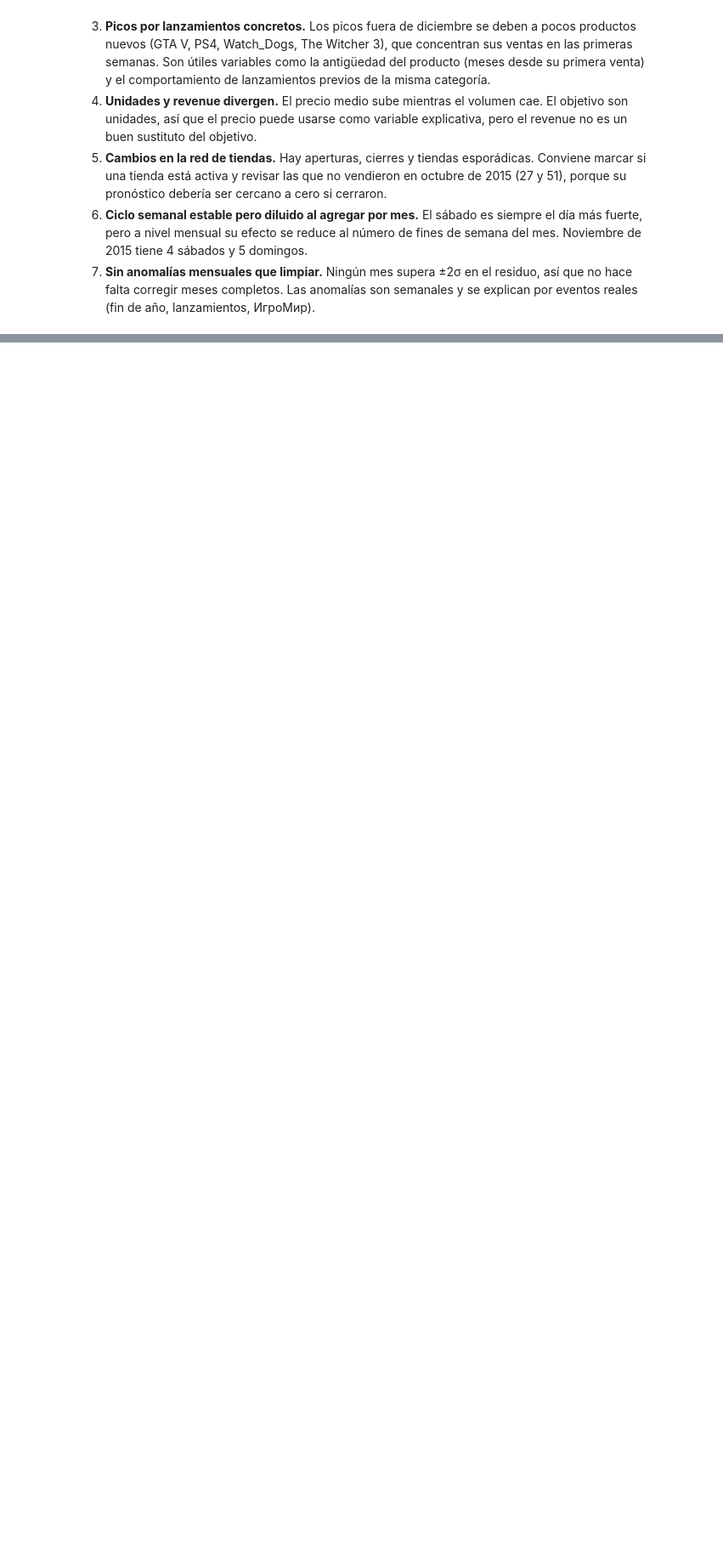
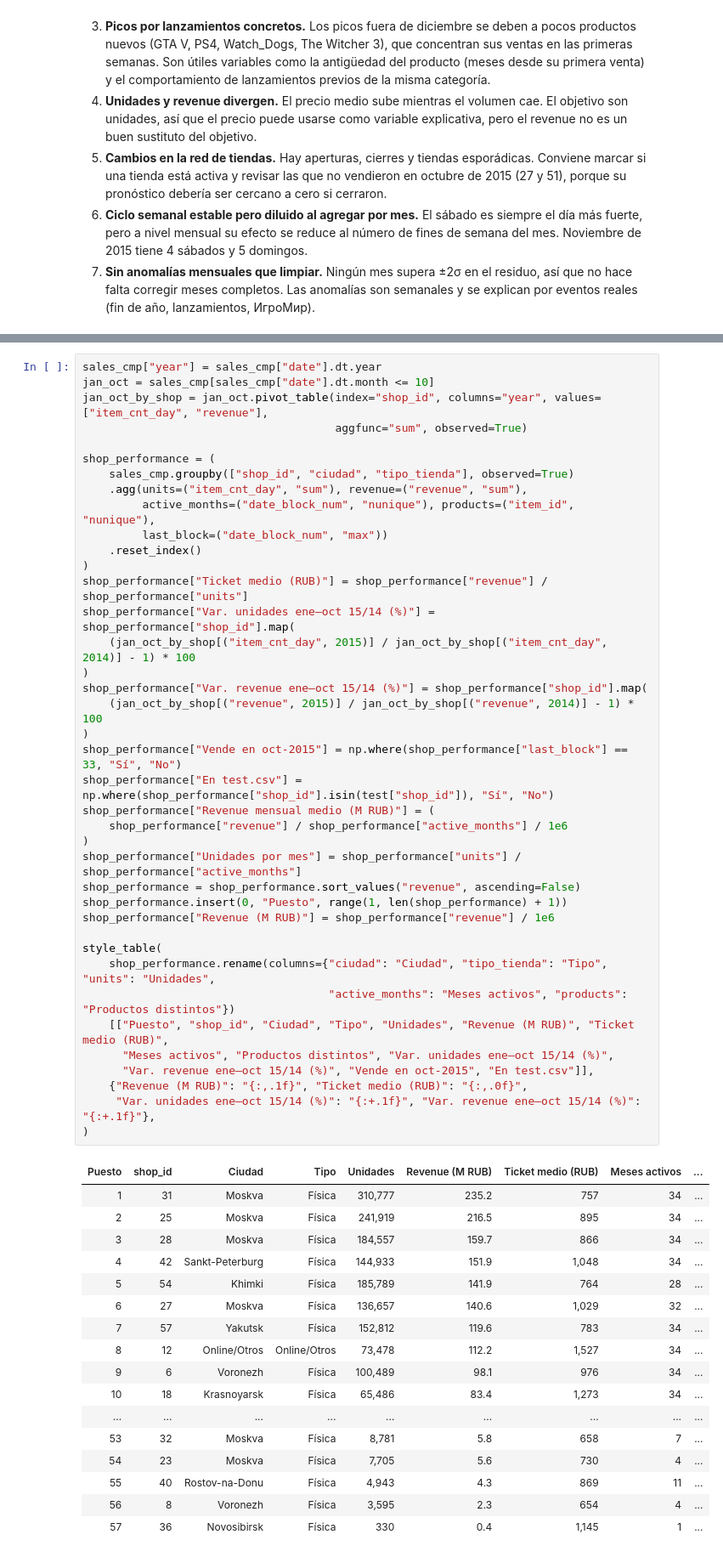
Before and after one commit to LuisCruz1996/predict_future_sales, a Jupyter notebook: notebooks/01_exploratory_data_analysis.ipynb, the cells around one changed output, grey strips where cells are left out. Shown at 85% size. Drawn from its saved outputs; the diff is of its cells as text; blank space fills up the shorter version.

```diff
--- a/notebooks/01_exploratory_data_analysis.ipynb
+++ b/notebooks/01_exploratory_data_analysis.ipynb
@@ -2639,0 +3018,57 @@ Patrones que debe considerar el modelo de forecasting de `item_cnt_month` para n
+# %%
+sales_cmp["year"] = sales_cmp["date"].dt.year
+jan_oct = sales_cmp[sales_cmp["date"].dt.month <= 10]
+jan_oct_by_shop = jan_oct.pivot_table(index="shop_id", columns="year", values=["item_cnt_day", "revenue"],
+                                      aggfunc="sum", observed=True)
+
+shop_performance = (
+    sales_cmp.groupby(["shop_id", "ciudad", "tipo_tienda"], observed=True)
+    .agg(units=("item_cnt_day", "sum"), revenue=("revenue", "sum"),
+         active_months=("date_block_num", "nunique"), products=("item_id", "nunique"),
+         last_block=("date_block_num", "max"))
+    .reset_index()
+)
+shop_performance["Ticket medio (RUB)"] = shop_performance["revenue"] / shop_performance["units"]
+shop_performance["Var. unidades ene–oct 15/14 (%)"] = shop_performance["shop_id"].map(
+    (jan_oct_by_shop[("item_cnt_day", 2015)] / jan_oct_by_shop[("item_cnt_day", 2014)] - 1) * 100
+)
+shop_performance["Var. revenue ene–oct 15/14 (%)"] = shop_performance["shop_id"].map(
+    (jan_oct_by_shop[("revenue", 2015)] / jan_oct_by_shop[("revenue", 2014)] - 1) * 100
+)
+shop_performance["Vende en oct-2015"] = np.where(shop_performance["last_block"] == 33, "Sí", "No")
+shop_performance["En test.csv"] = np.where(shop_performance["shop_id"].isin(test["shop_id"]), "Sí", "No")
+shop_performance["Revenue mensual medio (M RUB)"] = (
+    shop_performance["revenue"] / shop_performance["active_months"] / 1e6
+)
+shop_performance["Unidades por mes"] = shop_performance["units"] / shop_performance["active_months"]
+shop_performance = shop_performance.sort_values("revenue", ascending=False)
+shop_performance.insert(0, "Puesto", range(1, len(shop_performance) + 1))
+shop_performance["Revenue (M RUB)"] = shop_performance["revenue"] / 1e6
+
+style_table(
+    shop_performance.rename(columns={"ciudad": "Ciudad", "tipo_tienda": "Tipo", "units": "Unidades",
+                                     "active_months": "Meses activos", "products": "Productos distintos"})
+    [["Puesto", "shop_id", "Ciudad", "Tipo", "Unidades", "Revenue (M RUB)", "Ticket medio (RUB)",
+      "Meses activos", "Productos distintos", "Var. unidades ene–oct 15/14 (%)",
+      "Var. revenue ene–oct 15/14 (%)", "Vende en oct-2015", "En test.csv"]],
+    {"Revenue (M RUB)": "{:,.1f}", "Ticket medio (RUB)": "{:,.0f}",
+     "Var. unidades ene–oct 15/14 (%)": "{:+.1f}", "Var. revenue ene–oct 15/14 (%)": "{:+.1f}"},
+)
+# %% [output]
+| Puesto | shop_id | Ciudad | Tipo | Unidades | Revenue (M RUB) | Ticket medio (RUB) | Meses activos | ... |
+| 1 | 31 | Moskva | Física | 310,777 | 235.2 | 757 | 34 | ... |
+| 2 | 25 | Moskva | Física | 241,919 | 216.5 | 895 | 34 | ... |
+| 3 | 28 | Moskva | Física | 184,557 | 159.7 | 866 | 34 | ... |
+| 4 | 42 | Sankt-Peterburg | Física | 144,933 | 151.9 | 1,048 | 34 | ... |
+| 5 | 54 | Khimki | Física | 185,789 | 141.9 | 764 | 28 | ... |
+| 6 | 27 | Moskva | Física | 136,657 | 140.6 | 1,029 | 32 | ... |
+| 7 | 57 | Yakutsk | Física | 152,812 | 119.6 | 783 | 34 | ... |
+| 8 | 12 | Online/Otros | Online/Otros | 73,478 | 112.2 | 1,527 | 34 | ... |
+| 9 | 6 | Voronezh | Física | 100,489 | 98.1 | 976 | 34 | ... |
+| 10 | 18 | Krasnoyarsk | Física | 65,486 | 83.4 | 1,273 | 34 | ... |
+| ... | ... | ... | ... | ... | ... | ... | ... | ... |
+| 53 | 32 | Moskva | Física | 8,781 | 5.8 | 658 | 7 | ... |
+| 54 | 23 | Moskva | Física | 7,705 | 5.6 | 730 | 4 | ... |
+| 55 | 40 | Rostov-na-Donu | Física | 4,943 | 4.3 | 869 | 11 | ... |
+| 56 | 8 | Voronezh | Física | 3,595 | 2.3 | 654 | 4 | ... |
+| 57 | 36 | Novosibirsk | Física | 330 | 0.4 | 1,145 | 1 | ... |
```
Also changed, not shown: parts of 39 cells of this notebook.
